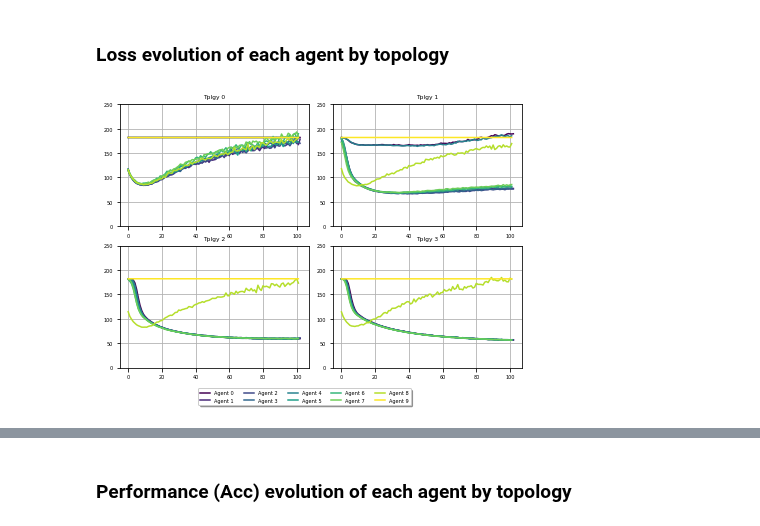
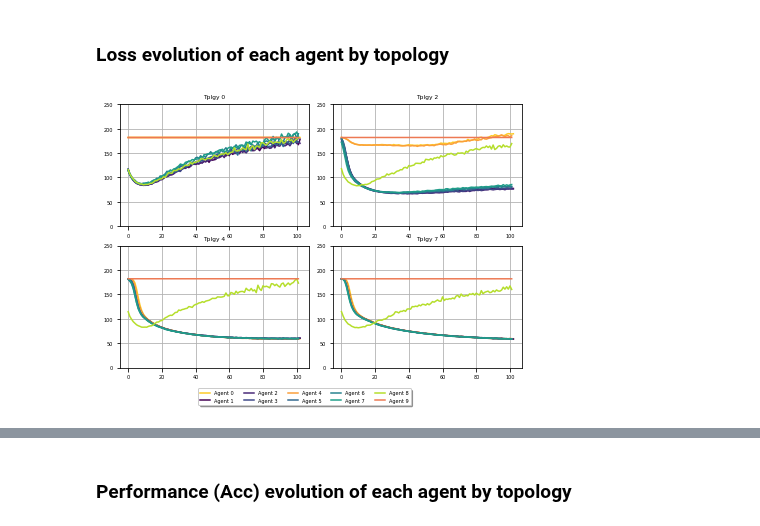
Before and after one commit to AitorB16/GLow, a Jupyter notebook: visualization/8_visualize_results.ipynb, the cells around one changed output, grey strips where cells are left out. Saved outputs shown, nothing was run; the diff lists cells and outputs as text; code cells hidden in the pictures.

Commit message:
In visualization: 	Updated colors for 8+2 by groups 	Reduced number of topologies for 16+4

```diff
--- a/visualization/8_visualize_results.ipynb
+++ b/visualization/8_visualize_results.ipynb
@@ -153,83 +153,85 @@ plt.rc('font', **font)
 
 #VISUALIZE LOSSES PER TOPOLOGY AND AGENT
 viridis = cm.get_cmap('viridis', 10)
+plasma = cm.get_cmap('plasma', 10)
+
 
 fig, axs = plt.subplots(2, 2)
 fig.tight_layout()
 
-axs[0, 0].plot(loss_per_tplgy_by_agent[0][0], color=viridis(0))
-axs[0, 0].plot(loss_per_tplgy_by_agent[0][1], color=viridis(0.1))
-axs[0, 0].plot(loss_per_tplgy_by_agent[0][2], color=viridis(0.2))
-axs[0, 0].plot(loss_per_tplgy_by_agent[0][3], color=viridis(0.3))
-axs[0, 0].plot(loss_per_tplgy_by_agent[0][4], color=viridis(0.4))
-axs[0, 0].plot(loss_per_tplgy_by_agent[0][5], color=viridis(0.5))
-axs[0, 0].plot(loss_per_tplgy_by_agent[0][6], color=viridis(0.6))
-axs[0, 0].plot(loss_per_tplgy_by_agent[0][7], color=viridis(0.7))
-axs[0, 0].plot(loss_per_tplgy_by_agent[0][8], color=viridis(0.8))
-axs[0, 0].plot(loss_per_tplgy_by_agent[0][9], color=viridis(0.9))
+axs[0, 0].plot(loss_per_tplgy_by_agent[0][0], color=plasma(0.8))
+axs[0, 0].plot(loss_per_tplgy_by_agent[0][1], color=viridis(0.))
+axs[0, 0].plot(loss_per_tplgy_by_agent[0][2], color=viridis(0.1))
+axs[0, 0].plot(loss_per_tplgy_by_agent[0][3], color=viridis(0.2))
+axs[0, 0].plot(loss_per_tplgy_by_agent[0][4], color=plasma(0.7))
+axs[0, 0].plot(loss_per_tplgy_by_agent[0][5], color=viridis(0.3))
+axs[0, 0].plot(loss_per_tplgy_by_agent[0][6], color=viridis(0.4))
+axs[0, 0].plot(loss_per_tplgy_by_agent[0][7], color=viridis(0.5))
+axs[0, 0].plot(loss_per_tplgy_by_agent[0][8], color=viridis(0.85))
+axs[0, 0].plot(loss_per_tplgy_by_agent[0][9], color=plasma(0.6))
 axs[0, 0].grid()
 axs[0, 0].set_ylim(0, 250)
 #axs[0, 0].set_xlabel('Comm Round')
 #axs[0, 0].set_ylabel('Loss')
 axs[0, 0].set_title("Tplgy 0", fontsize=6)
 
-axs[0, 1].plot(loss_per_tplgy_by_agent[1][0], color=viridis(0))
-axs[0, 1].plot(loss_per_tplgy_by_agent[1][1], color=viridis(0.1))
-axs[0, 1].plot(loss_per_tplgy_by_agent[1][2], color=viridis(0.2))
-axs[0, 1].plot(loss_per_tplgy_by_agent[1][3], color=viridis(0.3))
-axs[0, 1].plot(loss_per_tplgy_by_agent[1][4], color=viridis(0.4))
-axs[0, 1].plot(loss_per_tplgy_by_agent[1][5], color=viridis(0.5))
-axs[0, 1].plot(loss_per_tplgy_by_agent[1][6], color=viridis(0.6))
-axs[0, 1].plot(loss_per_tplgy_by_agent[1][7], color=viridis(0.7))
-axs[0, 1].plot(loss_per_tplgy_by_agent[1][8], color=viridis(0.8))
-axs[0, 1].plot(loss_per_tplgy_by_agent[1][9], color=viridis(0.9))
+axs[0, 1].plot(loss_per_tplgy_by_agent[1][0], color=plasma(0.8))
+axs[0, 1].plot(loss_per_tplgy_by_agent[1][1], color=viridis(0.))
+axs[0, 1].plot(loss_per_tplgy_by_agent[1][2], color=viridis(0.1))
+axs[0, 1].plot(loss_per_tplgy_by_agent[1][3], color=viridis(0.2))
+axs[0, 1].plot(loss_per_tplgy_by_agent[1][4], color=plasma(0.7))
+axs[0, 1].plot(loss_per_tplgy_by_agent[1][5], color=viridis(0.3))
+axs[0, 1].plot(loss_per_tplgy_by_agent[1][6], color=viridis(0.4))
+axs[0, 1].plot(loss_per_tplgy_by_agent[1][7], color=viridis(0.5))
+axs[0, 1].plot(loss_per_tplgy_by_agent[1][8], color=viridis(0.85))
+axs[0, 1].plot(loss_per_tplgy_by_agent[1][9], color=plasma(0.6))
 axs[0, 1].grid()
 axs[0, 1].set_ylim(0, 250)
 #axs[0, 1].set_xlabel('Comm Round')
 #axs[0, 1].set_ylabel('Loss')
-axs[0, 1].set_title("Tplgy 1", fontsize=6)
+axs[0, 1].set_title("Tplgy 2", fontsize=6)
 
-axs[1, 0].plot(loss_per_tplgy_by_agent[2][0], color=viridis(0))
-axs[1, 0].plot(loss_per_tplgy_by_agent[2][1], color=viridis(0.1))
-axs[1, 0].plot(loss_per_tplgy_by_agent[2][2], color=viridis(0.2))
-axs[1, 0].plot(loss_per_tplgy_by_agent[2][3], color=viridis(0.3))
-axs[1, 0].plot(loss_per_tplgy_by_agent[2][4], color=viridis(0.4))
-axs[1, 0].plot(loss_per_tplgy_by_agent[2][5], color=viridis(0.5))
-axs[1, 0].plot(loss_per_tplgy_by_agent[2][6], color=viridis(0.6))
-axs[1, 0].plot(loss_per_tplgy_by_agent[2][7], color=viridis(0.7))
-axs[1, 0].plot(loss_per_tplgy_by_agent[2][8], color=viridis(0.8))
-axs[1, 0].plot(loss_per_tplgy_by_agent[2][9], color=viridis(0.9))
+axs[1, 0].plot(loss_per_tplgy_by_agent[2][0], color=plasma(0.8))
+axs[1, 0].plot(loss_per_tplgy_by_agent[2][1], color=viridis(0.))
+axs[1, 0].plot(loss_per_tplgy_by_agent[2][2], color=viridis(0.1))
+axs[1, 0].plot(loss_per_tplgy_by_agent[2][3], color=viridis(0.2))
+axs[1, 0].plot(loss_per_tplgy_by_agent[2][4], color=plasma(0.7))
+axs[1, 0].plot(loss_per_tplgy_by_agent[2][5], color=viridis(0.3))
+axs[1, 0].plot(loss_per_tplgy_by_agent[2][6], color=viridis(0.4))
+axs[1, 0].plot(loss_per_tplgy_by_agent[2][7], color=viridis(0.5))
+axs[1, 0].plot(loss_per_tplgy_by_agent[2][8], color=viridis(0.85))
+axs[1, 0].plot(loss_per_tplgy_by_agent[2][9], color=plasma(0.6))
 axs[1, 0].grid()
 axs[1, 0].set_ylim(0, 250)
 #axs[1, 0].set_xlabel('Comm Round')
 #axs[1, 0].set_ylabel('Loss')
-axs[1, 0].set_title("Tplgy 2", fontsize=6)
+axs[1, 0].set_title("Tplgy 4", fontsize=6)
 
-axs[1, 1].plot(loss_per_tplgy_by_agent[3][0], color=viridis(0))
-axs[1, 1].plot(loss_per_tplgy_by_agent[3][1], color=viridis(0.1))
-axs[1, 1].plot(loss_per_tplgy_by_agent[3][2], color=viridis(0.2))
-axs[1, 1].plot(loss_per_tplgy_by_agent[3][3], color=viridis(0.3))
-axs[1, 1].plot(loss_per_tplgy_by_agent[3][4], color=viridis(0.4))
-axs[1, 1].plot(loss_per_tplgy_by_agent[3][5], color=viridis(0.5))
-axs[1, 1].plot(loss_per_tplgy_by_agent[3][6], color=viridis(0.6))
-axs[1, 1].plot(loss_per_tplgy_by_agent[3][7], color=viridis(0.7))
-axs[1, 1].plot(loss_per_tplgy_by_agent[3][8], color=viridis(0.8))
-axs[1, 1].plot(loss_per_tplgy_by_agent[3][9], color=viridis(0.9))
+axs[1, 1].plot(loss_per_tplgy_by_agent[4][0], color=plasma(0.8))
+axs[1, 1].plot(loss_per_tplgy_by_agent[4][1], color=viridis(0.))
+axs[1, 1].plot(loss_per_tplgy_by_agent[4][2], color=viridis(0.1))
+axs[1, 1].plot(loss_per_tplgy_by_agent[4][3], color=viridis(0.2))
+axs[1, 1].plot(loss_per_tplgy_by_agent[4][4], color=plasma(0.7))
+axs[1, 1].plot(loss_per_tplgy_by_agent[4][5], color=viridis(0.3))
+axs[1, 1].plot(loss_per_tplgy_by_agent[4][6], color=viridis(0.4))
+axs[1, 1].plot(loss_per_tplgy_by_agent[4][7], color=viridis(0.5))
+axs[1, 1].plot(loss_per_tplgy_by_agent[4][8], color=viridis(0.85))
+axs[1, 1].plot(loss_per_tplgy_by_agent[4][9], color=plasma(0.6))
 axs[1, 1].grid()
 axs[1, 1].set_ylim(0, 250)
 #axs[1, 1].set_xlabel('Comm Round')
 #axs[1, 1].set_ylabel('Loss')
-axs[1, 1].set_title("Tplgy 3", fontsize=6)
+axs[1, 1].set_title("Tplgy 7", fontsize=6)
 
 ax = plt.gca()
 box = ax.get_position()
 #ax.set_position([box.x0, box.y0, box.width * 0.8, box.height])
 lgd = ax.legend(['Agent 0', 'Agent 1', 'Agent 2', 'Agent 3', 'Agent 4', 'Agent 5', 'Agent 6', 'Agent 7', 'Agent 8', 'Agent 9'], loc='upper center', shadow = True, bbox_to_anchor=(-0.15, -0.15), ncol = 5, fancybox= True)
 
 plt.savefig(save_path+run_name+'_3_top_loss.pdf', bbox_extra_artists=(lgd,), bbox_inches='tight')
 plt.show()
 # %% [output]
-[figure, old version]
+[figure, new version]
 # %%
 #VISUALIZE LOSSES PER TOPOLOGY AND AGENT
 viridis = cm.get_cmap('viridis', 10)
```
Also changed, not shown: parts of 5 cells of this notebook, 1 other file.
